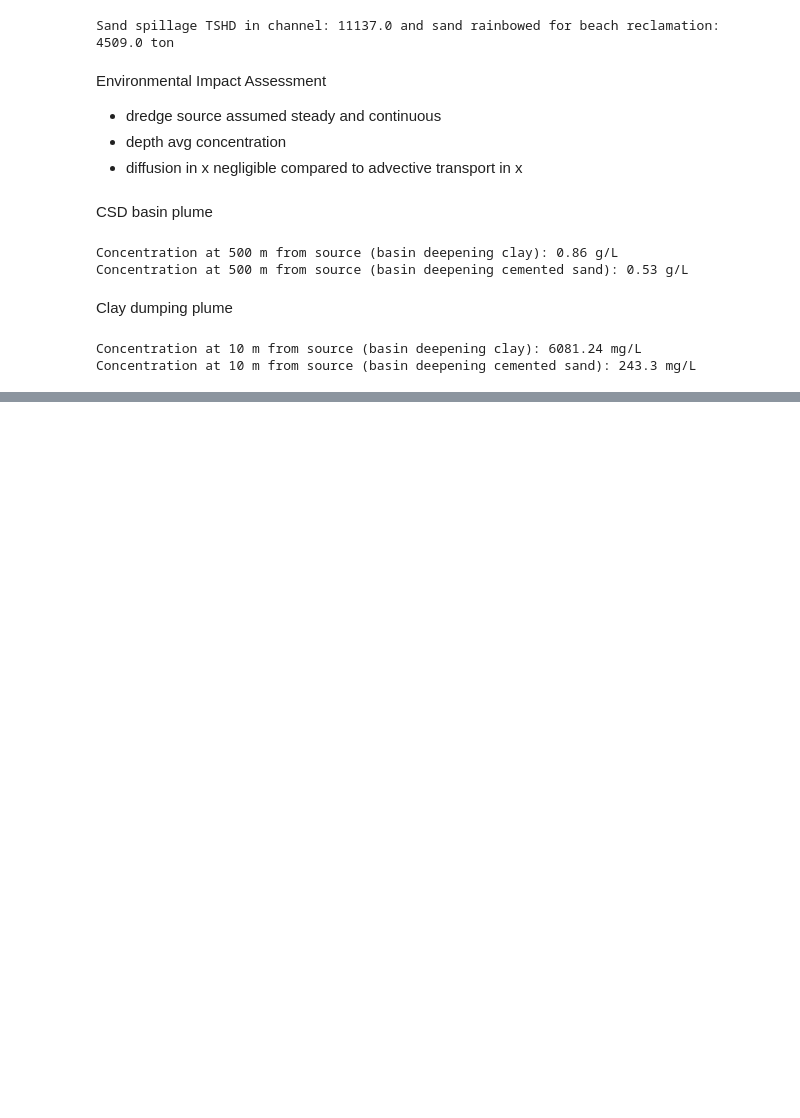
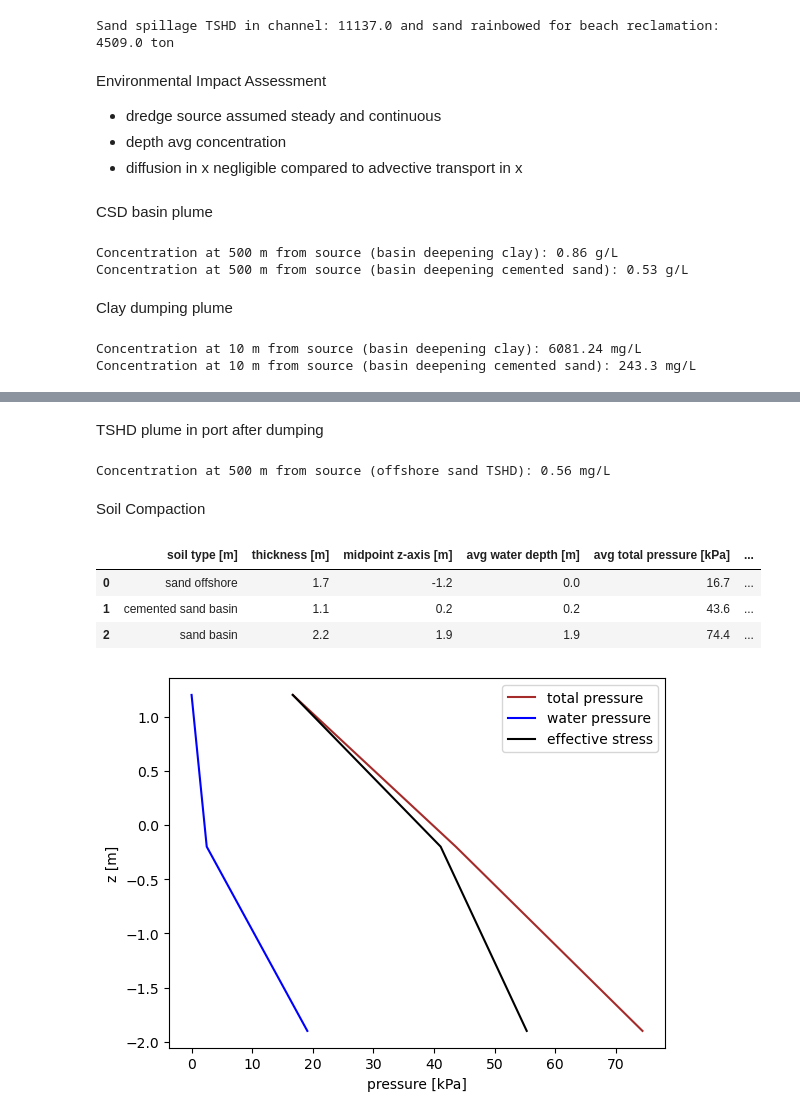
Before and after one commit to denisepierce01/Dredging, a Jupyter notebook: Dredging.ipynb, the cells around one changed output, grey strips where cells are left out. Cells and saved outputs as stored; diff of their text form; code cells hidden in the pictures; blank space fills up the shorter version.

```diff
--- a/Dredging.ipynb
+++ b/Dredging.ipynb
@@ -1339,0 +1366,75 @@ Concentration at 10 m from source (basin deepening cemented sand): 243.3 mg/L
+# %% [markdown]
+TSHD plume in port after dumping
+# %%
+timesandoff = 45/60*152 #hours of dredging with CSD   hr/cycle time * number of cycles       #CHANGE HOURS LATER
+M_offshore_sand = offshorespill_volcemsand * 1e3 / timesandoff / 3600   #mass release rate in kg/s
+L = 4     #depth of water column (m)
+u =  0.5     #current speed in m/s
+Dy = 0.7   #lateral dispersion coefficient in m2/s
+x0 = 0     #release location x-coordinate
+x = 500  #receptor location x-coordinate (m)
+y0 = 0     #release location y-coordinate
+y = 1     #receptor location y-coordinate (m)
+
+c_off_sand = ((M_offshore_sand / L) / (u * np.sqrt(4 * np.pi * Dy * (x-x0 / u))) * np.exp( u * (y-y0)**2 / (4 * Dy * (x-x0)) ) * 1000) * (1-0.9) * (1-0.75)      #concentration in mg/L with bubble screen & silt screen
+
+print('Concentration at', x, 'm from source (offshore sand TSHD):', round(c_off_sand,2), 'mg/L')
+# %% [output]
+Concentration at 500 m from source (offshore sand TSHD): 0.56 mg/L
+# %% [markdown]
+Soil Compaction
+# %%
+soil = pd.DataFrame()
+soil['soil type [m]'] = ['sand offshore','cemented sand basin', 'sand basin']
+soil['thickness [m]'] = [1.7,1.1,2.2]
+
+
+z_mid_serie = []
+avg_water_depth = []
+avg_total_pressure = []
+density = []
+# soil['density [kg/m3]'] = [1900,2000,2000]                                  #DISCUSS WITH RIFA
+z = -2.0 # groundlevel, positive value downwards, compared to MSL
+P = 0 # total pressure at z
+for i in range(len(soil)):
+    z_mid = z + soil['thickness [m]'][i]/2# midpoint of the considered layer
+    z = z + soil['thickness [m]'][i] # bottom of the considered layer (used in the next loop)
+
+    z_mid_serie.append(z_mid)
+
+    if z > 0:
+        avg_water_depth.append(z_mid)
+        density.append(1900)
+    else:
+        avg_water_depth.append(0)
+        density.append(2000)
+
+    delta_P = soil['thickness [m]'][i] * density[-1] * 9.81# pressure difference between top and bottom of the layer, using the last added density
+    P += delta_P # pressure at the bottom of the layer
+    avg_total_pressure.append( (P-0.5*delta_P)/1000)#pressure half layer up, and to kPa
+    # print('z-location:', z,'m, soil pressure', P, 'kPa')
+
+soil['midpoint z-axis [m]'] = z_mid_serie
+soil['avg water depth [m]'] = avg_water_depth
+# soil['density [kg/m3]'] = soil['density [kg/m3]']
+soil['avg total pressure [kPa]'] = avg_total_pressure
+soil['avg water pressure [kPa]'] = soil['avg water depth [m]']*1025*9.81 / 1000
+soil['avg effective stress [kPa]'] = soil['avg total pressure [kPa]'] - soil['avg water pressure [kPa]']
+soil['Cone Resistance (qc) [kPa]'] = [6000,4000,3500]
+
+soil = soil.round({'midpoint z-axis [m]':1, 'avg water depth [m]':1, 'avg total pressure [kPa]':1,'avg water pressure [kPa]': 1 ,'avg effective stress [kPa]': 1})
+display(soil)
+# %% [output]
+|  | soil type [m] | thickness [m] | midpoint z-axis [m] | avg water depth [m] | avg total pressure [kPa] | ... |
+| 0 | sand offshore | 1.7 | -1.2 | 0.0 | 16.7 | ... |
+| 1 | cemented sand basin | 1.1 | 0.2 | 0.2 | 43.6 | ... |
+| 2 | sand basin | 2.2 | 1.9 | 1.9 | 74.4 | ... |
+# %%
+plt.plot(soil['avg total pressure [kPa]'],-soil['midpoint z-axis [m]'], label = 'total pressure', color = 'brown')
+plt.plot(soil['avg water pressure [kPa]'],-soil['midpoint z-axis [m]'], label = 'water pressure', color = 'blue')
+plt.plot(soil['avg effective stress [kPa]'],-soil['midpoint z-axis [m]'], label = 'effective stress', color = 'k')
+plt.legend()
+plt.ylabel('z [m]')
+plt.xlabel('pressure [kPa]');
+# %% [output]
+[figure, added]
```
Also changed, not shown: parts of 9 cells of this notebook.
